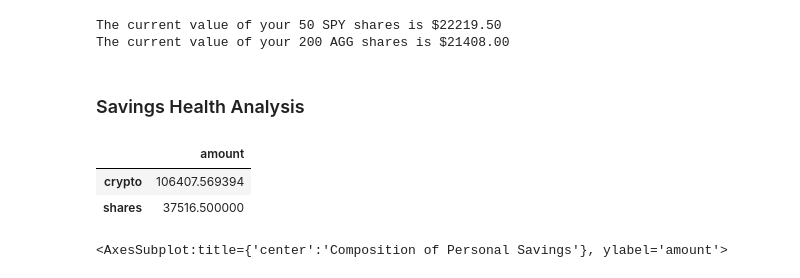
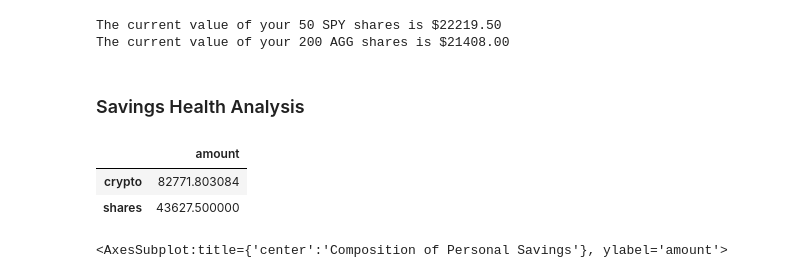
Before and after one commit to 2KAbhishek/pyfinance, a Jupyter notebook: financial-planner.ipynb, the cells around one changed output. Drawn from its saved outputs; the diff is of its cells as text; code cells hidden in the pictures.

Commit message:
Create savings dataset

```diff
--- a/financial-planner.ipynb
+++ b/financial-planner.ipynb
@@ -112,20 +112,22 @@ The current value of your 200 AGG shares is $21408.00
 ### Savings Health Analysis
 # %%
 # Set monthly household income
-# YOUR CODE HERE!
+monthly_household_income = 12000
 
 # Consolidate financial assets data
-# YOUR CODE HERE!
+crypto_assets = my_btc_value + my_eth_value
+shares_assets = my_spy_value + my_agg_value
+asset_data = {'amount': [crypto_assets, shares_assets]}
 
 # Create savings DataFrame
-# YOUR CODE HERE!
+df_savings = pd.DataFrame(asset_data, index=['crypto', 'shares'], columns=['amount'])
 
 # Display savings DataFrame
-display(df_savings)
+df_savings.head()
 # %% [output]
 |  | amount |
-| crypto | 106407.569394 |
-| shares | 37516.500000 |
+| crypto | 82771.803084 |
+| shares | 43627.500000 |
 # %%
 # Plot savings pie chart
 # YOUR CODE HERE!
```
